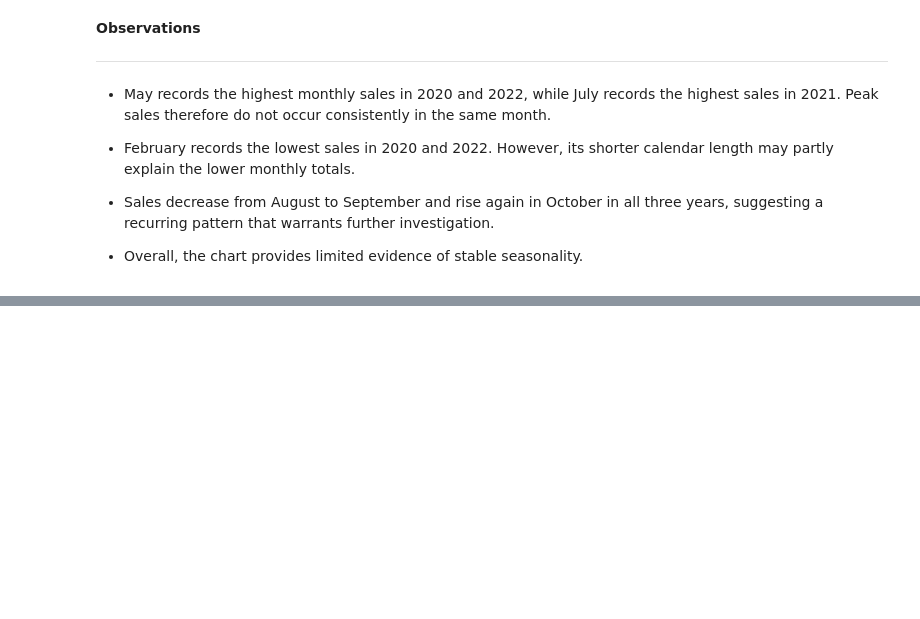
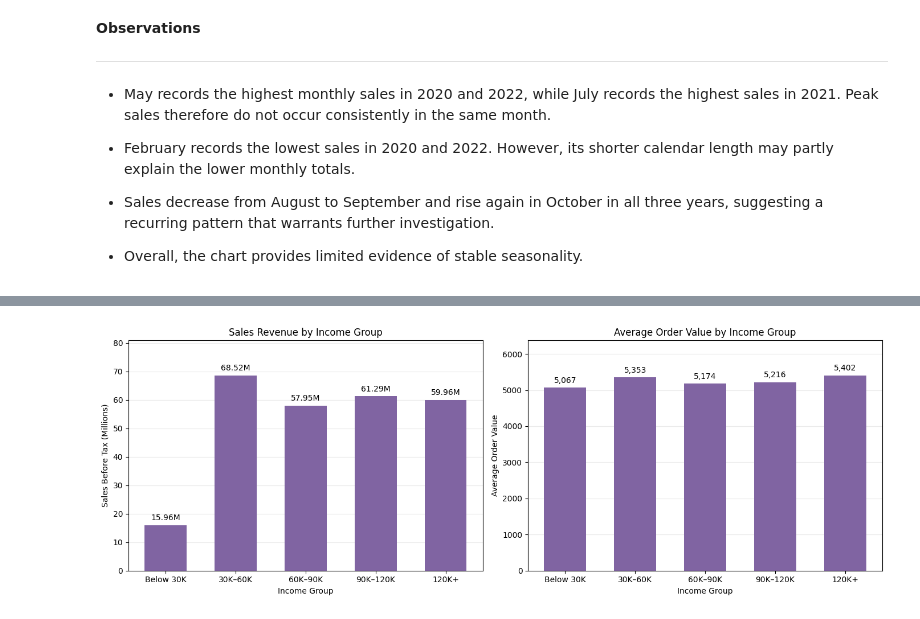
Before and after one commit to michellefengym-glitch/Market-Analysis, a Jupyter notebook: Capstone_Market_Analysis.ipynb, the cells around one changed output, grey strips where cells are left out. Saved outputs shown, nothing was run; the diff lists cells and outputs as text; code cells hidden in the pictures; blank space fills up the shorter version.

```diff
--- a/Capstone_Market_Analysis.ipynb
+++ b/Capstone_Market_Analysis.ipynb
@@ -1282,0 +1632,84 @@ display(
+# %%
+# Summarise sales performance by income group
+income_summary = (
+    retail_data.groupby("income_group", observed=True)
+    .agg(
+        sales_revenue=("sales_before_tax", "sum"),
+        purchasing_customers=("customer_id", "nunique"),
+        total_orders=("order_id", "nunique"),
+        units_sold=("quantity", "sum")
+    )
+    .sort_index()
+)
+
+# Calculate spending metrics
+income_summary["average_order_value"] = (
+    income_summary["sales_revenue"]
+    / income_summary["total_orders"]
+)
+
+income_summary["sales_per_customer"] = (
+    income_summary["sales_revenue"]
+    / income_summary["purchasing_customers"]
+)
+
+income_summary["sales_share_pct"] = (
+    income_summary["sales_revenue"]
+    / income_summary["sales_revenue"].sum() * 100
+)
+
+# Display the summary table
+income_formats = {
+    column: "{:,.0f}"
+    for column in income_summary.columns
+}
+income_formats["sales_share_pct"] = "{:.2f}%"
+
+display(income_summary.style.format(income_formats))
+
+# Plot sales revenue and average order value
+fig, axes = plt.subplots(1, 2, figsize=(14, 5))
+
+metrics = [
+    (
+        "sales_revenue",
+        "Sales Revenue by Income Group",
+        "Sales Before Tax (Millions)",
+        1_000_000
+    ),
+    (
+        "average_order_value",
+        "Average Order Value by Income Group",
+        "Average Order Value",
+        1
+    )
+]
+
+for ax, (column, title, ylabel, divisor) in zip(axes, metrics):
+    values = income_summary[column] / divisor
+
+    bars = ax.bar(
+        income_summary.index.astype(str),
+        values,
+        color="#8064A2",
+        width=0.6
+    )
+
+    labels = [
+        f"{value:.2f}M" if divisor == 1_000_000
+        else f"{value:,.0f}"
+        for value in values
+    ]
+
+    ax.bar_label(bars, labels=labels, padding=4)
+    ax.set_title(title)
+    ax.set_xlabel("Income Group")
+    ax.set_ylabel(ylabel)
+    ax.set_ylim(0, values.max() * 1.18)
+    ax.tick_params(axis="x")
+    ax.grid(axis="y", alpha=0.25)
+    ax.set_axisbelow(True)
+
+plt.tight_layout()
+plt.show()
+# %% [output]
@@ -1282,0 +1723 @@ display(
+[figure, added]
```
Also changed, not shown: parts of 51 cells of this notebook.
